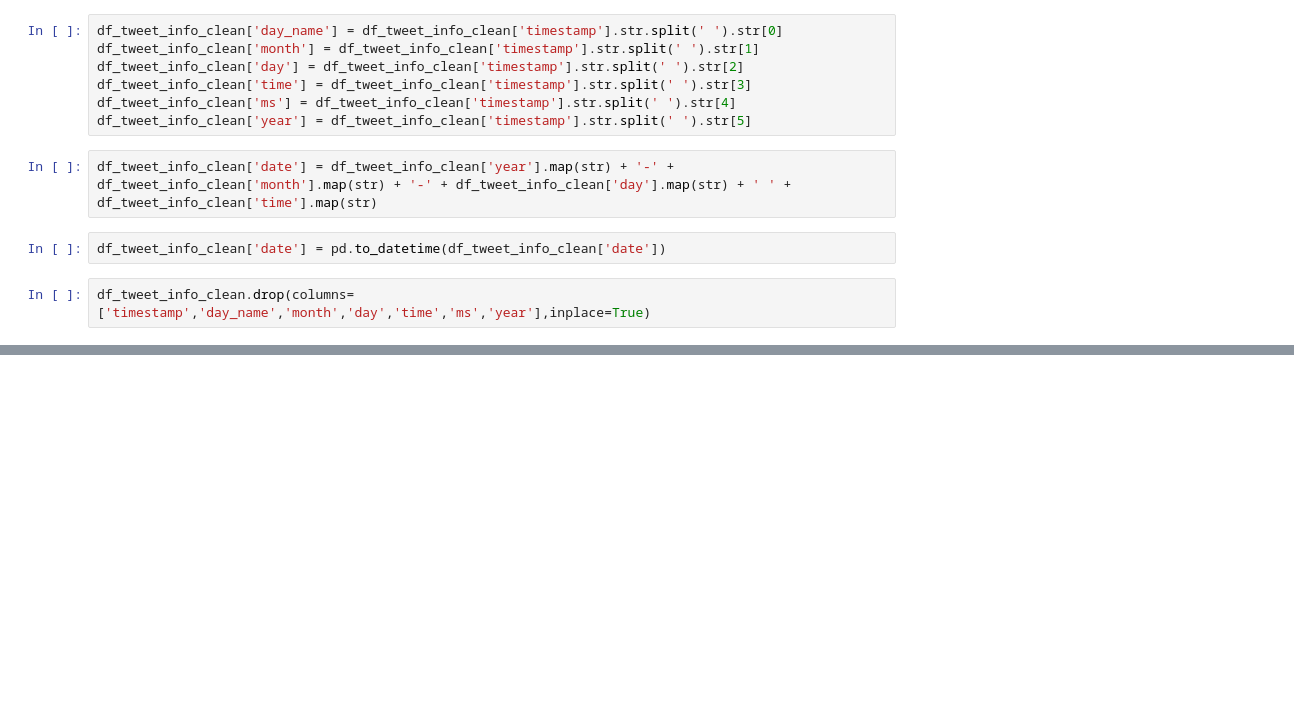
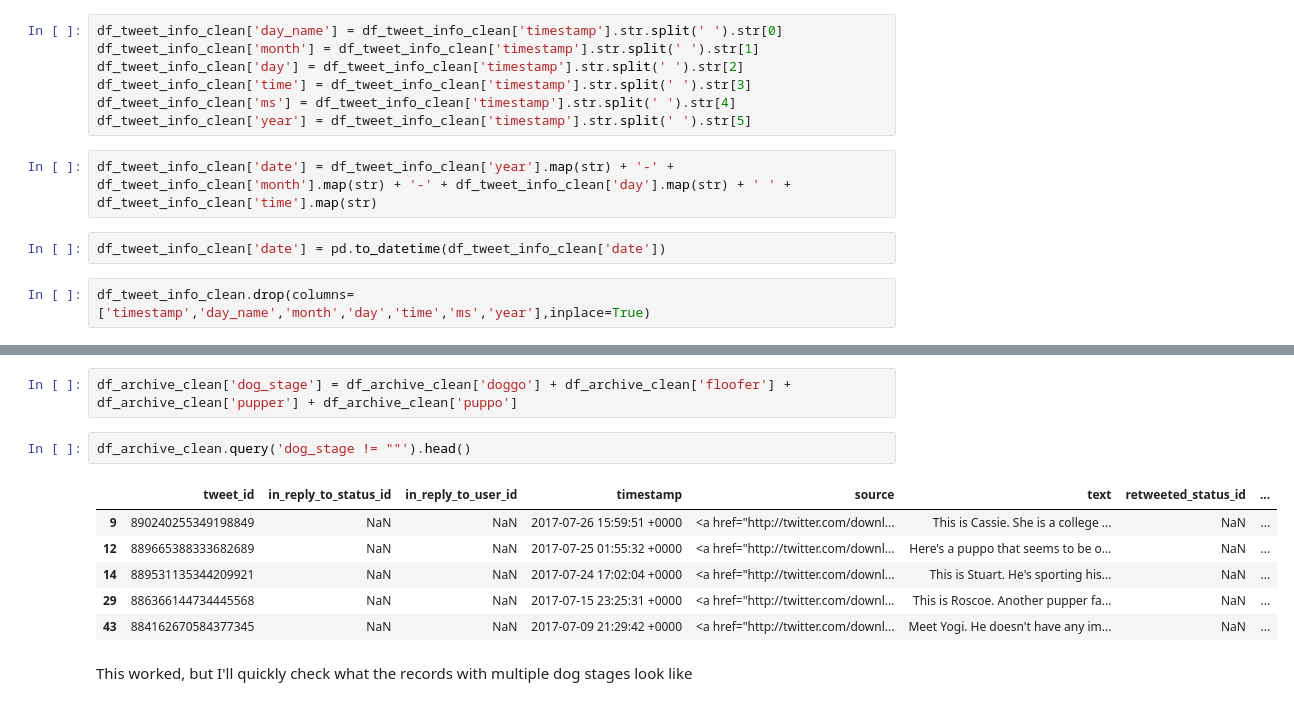
Before and after one commit to Tavnuh/we-rate-dogs, a Jupyter notebook: we-rate-dogs-Data-Wrangling.ipynb, the cells around one changed output, grey strips where cells are left out. Cells and saved outputs as stored; diff of their text form; blank space fills up the shorter version.

```diff
--- a/we-rate-dogs-Data-Wrangling.ipynb
+++ b/we-rate-dogs-Data-Wrangling.ipynb
@@ -430,0 +457,13 @@ df_tweet_info_clean.head()
+# %%
+df_archive_clean['dog_stage'] = df_archive_clean['doggo'] + df_archive_clean['floofer'] + df_archive_clean['pupper'] + df_archive_clean['puppo']
+# %%
+df_archive_clean.query('dog_stage != ""').head()
+# %% [output]
+|  | tweet_id | in_reply_to_status_id | in_reply_to_user_id | timestamp | source | text | retweeted_status_id | ... |
+| 9 | 890240255349198849 | NaN | NaN | 2017-07-26 15:59:51 +0000 | <a href="http://twitter.com/downl... | This is Cassie. She is a college ... | NaN | ... |
+| 12 | 889665388333682689 | NaN | NaN | 2017-07-25 01:55:32 +0000 | <a href="http://twitter.com/downl... | Here's a puppo that seems to be o... | NaN | ... |
+| 14 | 889531135344209921 | NaN | NaN | 2017-07-24 17:02:04 +0000 | <a href="http://twitter.com/downl... | This is Stuart. He's sporting his... | NaN | ... |
+| 29 | 886366144734445568 | NaN | NaN | 2017-07-15 23:25:31 +0000 | <a href="http://twitter.com/downl... | This is Roscoe. Another pupper fa... | NaN | ... |
+| 43 | 884162670584377345 | NaN | NaN | 2017-07-09 21:29:42 +0000 | <a href="http://twitter.com/downl... | Meet Yogi. He doesn't have any im... | NaN | ... |
+# %% [markdown]
+This worked, but I'll quickly check what the records with multiple dog stages look like
```
Also changed, not shown: parts of 12 cells of this notebook.
